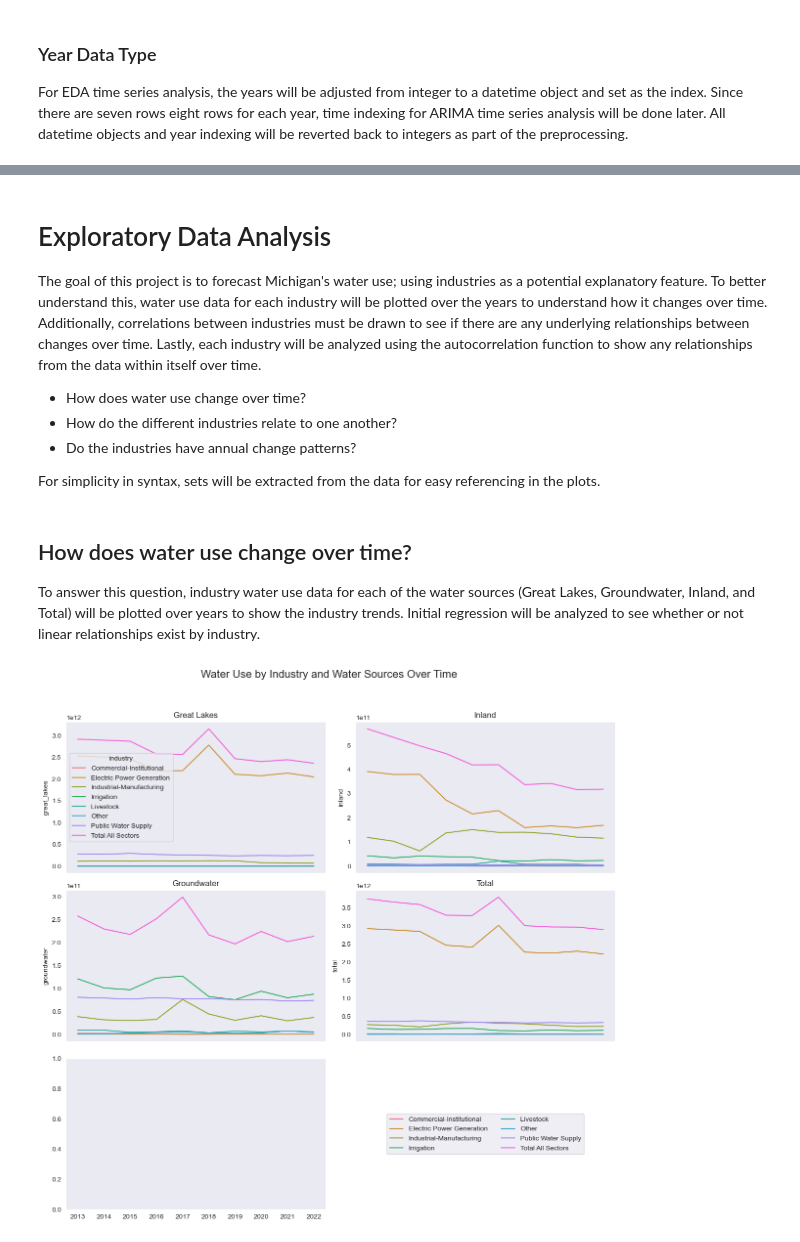
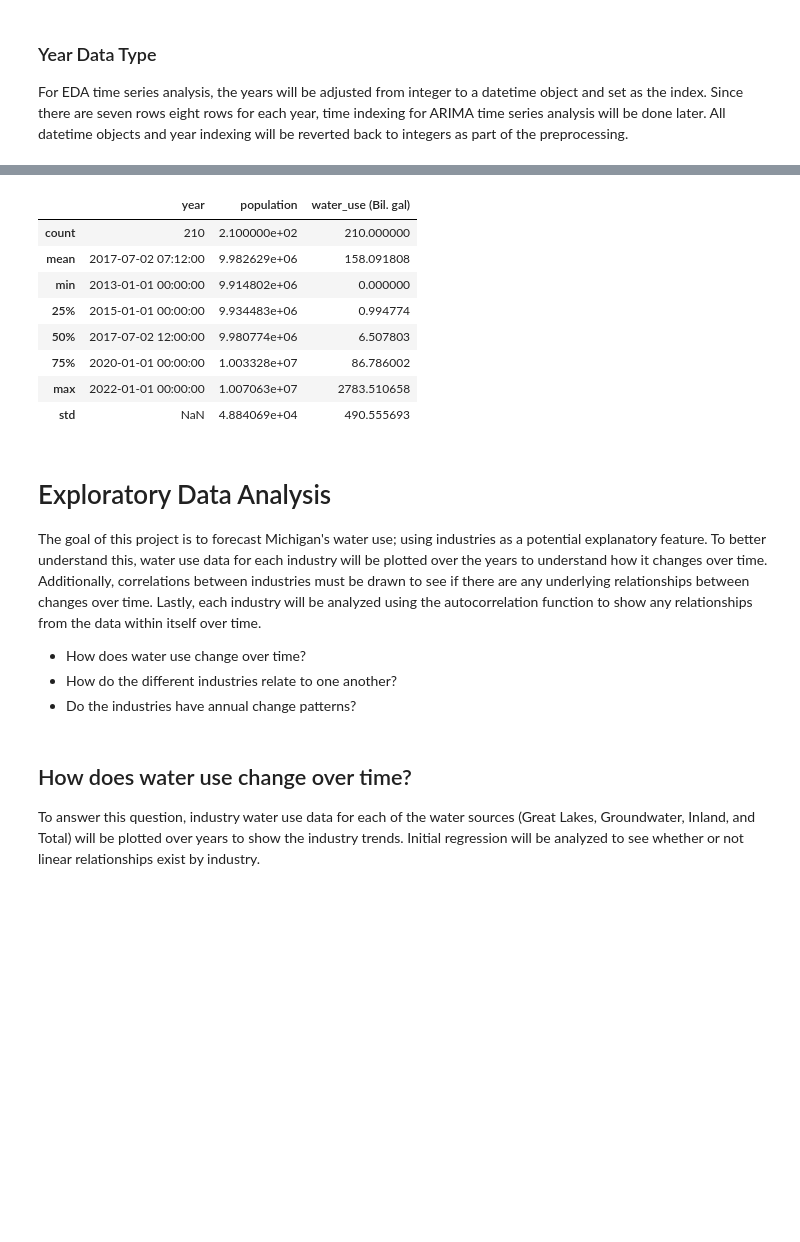
Before and after one commit to jpjavier23/michigan_water_use, a Jupyter notebook: michigan_water_use.ipynb, the cells around one changed output, grey strips where cells are left out. Cells and saved outputs as stored; diff of their text form; code cells hidden in the pictures; blank space fills up the shorter version.

```diff
--- a/michigan_water_use.ipynb
+++ b/michigan_water_use.ipynb
@@ -394,3 +441,15 @@ memory usage: 4.5+ KB
+# %%
+df.describe()
+# %% [output]
+|  | year | population | water_use (Bil. gal) |
+| count | 210 | 2.100000e+02 | 210.000000 |
+| mean | 2017-07-02 07:12:00 | 9.982629e+06 | 158.091808 |
+| min | 2013-01-01 00:00:00 | 9.914802e+06 | 0.000000 |
+| 25% | 2015-01-01 00:00:00 | 9.934483e+06 | 0.994774 |
+| 50% | 2017-07-02 12:00:00 | 9.980774e+06 | 6.507803 |
+| 75% | 2020-01-01 00:00:00 | 1.003328e+07 | 86.786002 |
+| max | 2022-01-01 00:00:00 | 1.007063e+07 | 2783.510658 |
+| std | NaN | 4.884069e+04 | 490.555693 |
 # %% [markdown]
 # Exploratory Data Analysis
 
@@ -399,5 +458,3 @@ The goal of this project is to forecast Michigan's water use; using industries a
 * How does water use change over time?
 * How do the different industries relate to one another?
 * Do the industries have annual change patterns?
-
-For simplicity in syntax, sets will be extracted from the data for easy referencing in the plots.
@@ -456,18 +462,3 @@ t_total = df[df['industry'] == 'Total All Sectors']['total'].values
 ## How does water use change over time?
 
 To answer this question, industry water use data for each of the water sources (Great Lakes, Groundwater, Inland, and Total) will be plotted over years to show the industry trends. Initial regression will be analyzed to see whether or not linear relationships exist by industry.
-# %%
-fig, ax = plt.subplots(3, 2, sharex=True, figsize=(12, 12))
-sns.lineplot(data = df, x = 'year', y = 'great_lakes', hue = 'industry', ax = ax[0, 0], legend = True).set_title('Great Lakes')
-sns.lineplot(data = df, x = 'year', y = 'groundwater', hue = 'industry', ax = ax[1, 0], legend = False).set_title('Groundwater')
-sns.lineplot(data = df, x = 'year', y = 'inland', hue = 'industry', ax = ax[0, 1], legend = False).set_title('Inland')
-sns.lineplot(data = df, x = 'year', y = 'total', hue = 'industry', ax = ax[1, 1], legend = False).set_title('Total')
-ax[-1, -1].axis('off')
-handles, labels = ax[0, 0].get_legend_handles_labels()
-ax[-1, -1].legend(handles, labels, loc = 'center', ncol = 2)
-fig.suptitle('Water Use by Industry and Water Sources Over Time', fontsize = 16)
-plt.tight_layout(rect=[0, 0.03, 1, 0.95])
-# plt.savefig('figures/troubleshooting.png')
-plt.show()
-# %% [output]
-[figure, removed]
```
Also changed, not shown: parts of 24 cells of this notebook, 1 other file.
